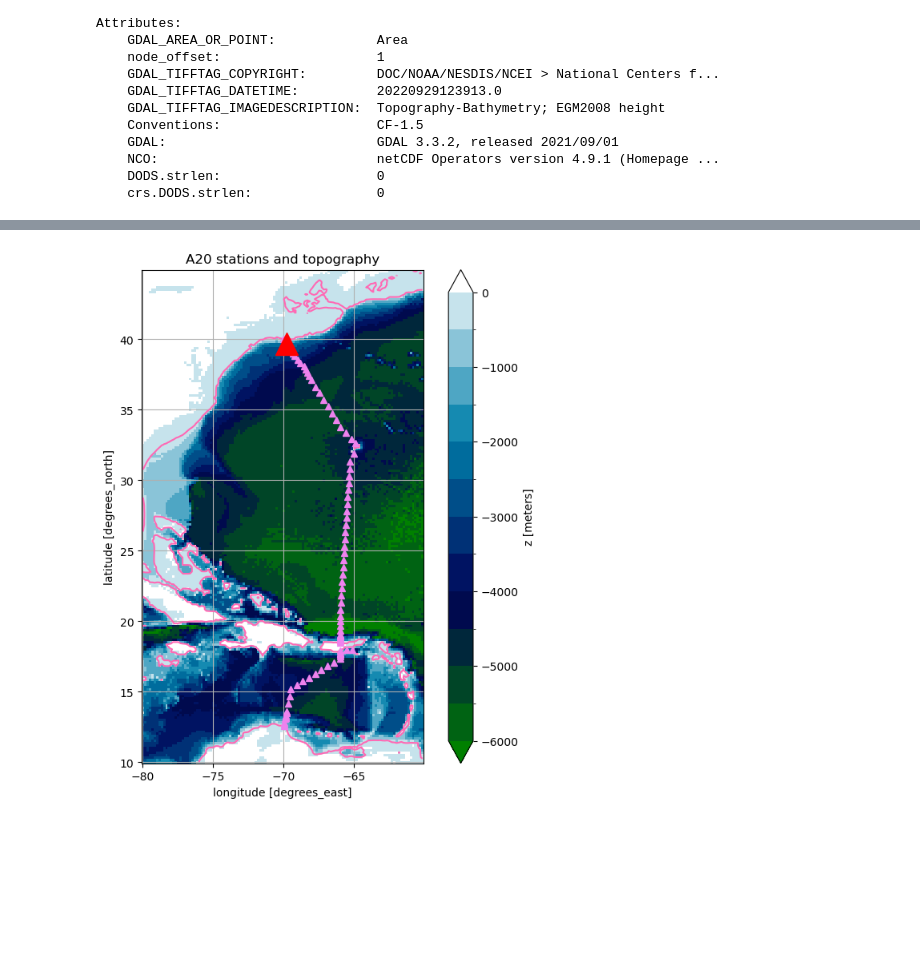
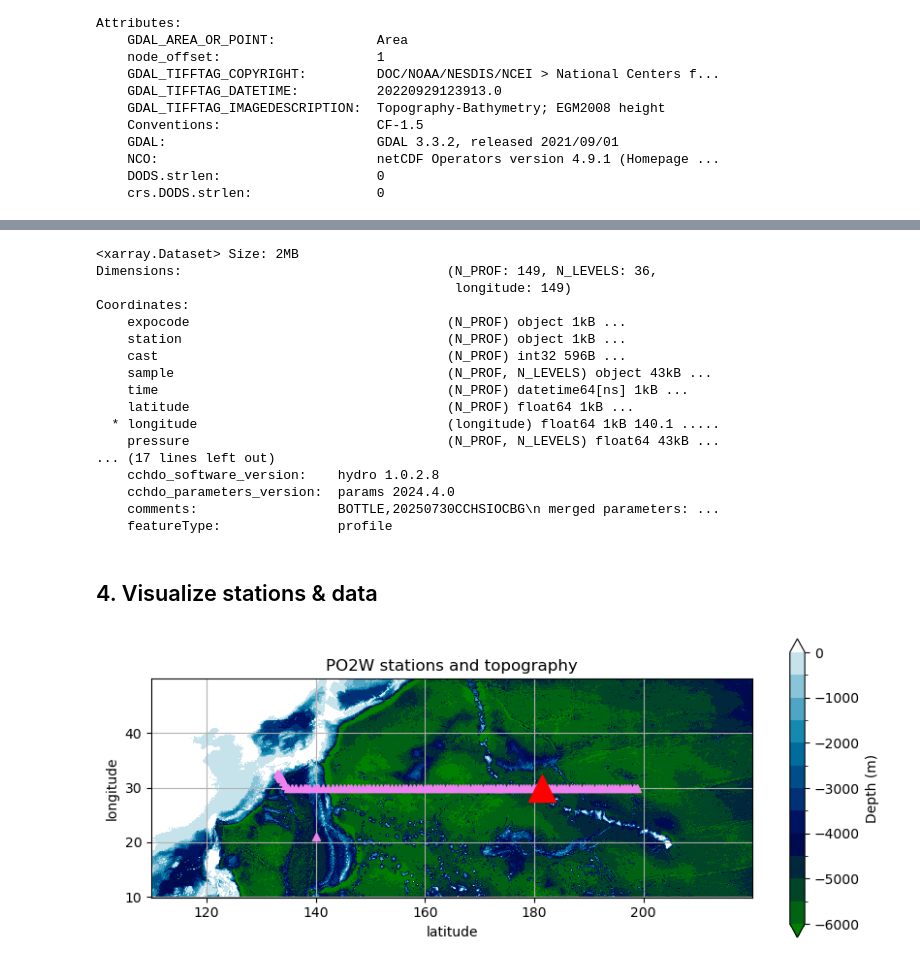
Before and after one commit to ShuwenTan-PO/2025Python_Git_tutorial, a Jupyter notebook: notebooks/week2.ipynb, the cells around one changed output, grey strips where cells are left out. Drawn from its saved outputs; the diff is of its cells as text; code cells hidden in the pictures; blank space fills up the shorter version.

```diff
--- a/notebooks/week2.ipynb
+++ b/notebooks/week2.ipynb
@@ -95,7 +70,12 @@ Attributes:
 # %%
-datafilepath = '../data/lecture01/'
-filename = '325020210420_ctd.nc'
+datafilepath = '../data/'
+ctd_filename = '33RR20220430_ctd.nc'
+bottle_filename = '33RR20220430_bottle.nc'
 
-Data = xr.open_dataset(datafilepath + filename)
-Data
+# load CTD data
+Data_ctd = xr.open_dataset(datafilepath + ctd_filename)
+lon = Data_ctd.longitude.data
+lon[lon<0] += 360
+Data_ctd["longitude"] = lon
+Data_ctd
 # %% [output]
@@ -118,25 +98,50 @@ Dimensions without coordinates: N_PROF, N_LEVELS
     featureType:               profile
+# %%
+# load bottle data
+Data_bottle = xr.open_dataset(datafilepath + bottle_filename)
+lon = Data_bottle.longitude.data
+lon[lon<0] += 360
+Data_bottle["longitude"] = lon
+Data_bottle
+# %% [output]
+<xarray.Dataset> Size: 2MB
+Dimensions:                                  (N_PROF: 149, N_LEVELS: 36,
+                                              longitude: 149)
+Coordinates:
+    expocode                                 (N_PROF) object 1kB ...
+    station                                  (N_PROF) object 1kB ...
+    cast                                     (N_PROF) int32 596B ...
+    sample                                   (N_PROF, N_LEVELS) object 43kB ...
+    time                                     (N_PROF) datetime64[ns] 1kB ...
+    latitude                                 (N_PROF) float64 1kB ...
+  * longitude                                (longitude) float64 1kB 140.1 .....
+    pressure                                 (N_PROF, N_LEVELS) float64 43kB ...
+... (17 lines left out)
+    cchdo_software_version:    hydro 1.0.2.8
+    cchdo_parameters_version:  params 2024.4.0
+    comments:                  BOTTLE,20250730CCHSIOCBG\n merged parameters: ...
+    featureType:               profile
+# %% [markdown]
+## 4. Visualize stations & data
 # %%
 # visualize CTD stations
-
-lat = [10, 45]
-lon = [-80, -60]
-mask_lat = np.where((ds.lat > lat[0]) & (ds.lat <= lat[1]))[0]
-mask_lon = np.where((ds.lon > lon[0]) & (ds.lon <= lon[1]))[0]
+lat = [10, 50]
+lon = [110, 220]
+mask_lat = np.where((Topo.latitude > lat[0]) & (Topo.latitude <= lat[1]))[0]
+mask_lon = np.where((Topo.longitude > lon[0]) & (Topo.longitude <= lon[1]))[0]
 # to display station 85
 idx_station = 85
 
 # map the topography
 # ("plotting", see more: https://xarray.pydata.org/en/stable/user-guide/plotting.html)
-fig, ax = plt.subplots(nrows=1, ncols=1, figsize=(8,8))
-ds.z[mask_lat, mask_lon].plot.pcolormesh(ax=ax, vmax=0, vmin=-6000, levels=13,
-                                        cmap=cm.ocean, x='lon', y='lat', add_colorbar=True)
-ds.z[mask_lat, mask_lon].plot.contour(ax=ax, levels=[-200], colors = 'hotpink', linestyles = '-')
-ax.plot(Data.longitude, Data.latitude, marker='^', c='violet', label='A20 2021', linestyle='none')
-ax.plot(Data.longitude[idx_station], Data.latitude[idx_station], marker='^', markersize = 20, c='red', label='A20 2021', linestyle='none')
-# ax.plot(lon, np.ones(np.shape(lon))*lat_demo, 'y--')
-ax.set_title('A20 stations and topography')
+fig, ax = plt.subplots(nrows=1, ncols=1, figsize=(10,4))
+Topo[mask_lon, mask_lat].plot.pcolormesh(ax=ax, vmax=0, vmin=-6000, levels=13,
+                                        cmap=cm.ocean, x='longitude', y='latitude', add_colorbar=True)
+Topo[mask_lon, mask_lat].plot.contour(ax=ax, levels=[-200], colors = 'hotpink', linestyles = '-')
+ax.plot(Data_ctd.longitude, Data_ctd.latitude, marker='^', c='violet', linestyle='none')
+ax.plot(Data_ctd.longitude[idx_station], Data_ctd.latitude[idx_station], marker='^', markersize = 20, c='red')
+ax.set_title('PO2W stations and topography')
 ax.grid(True)
 ax.set_aspect('equal', adjustable='box')
 # %% [output]
-[figure, old version]
+[figure, new version]
```
Also changed, not shown: parts of 20 cells of this notebook, 3 other files.
